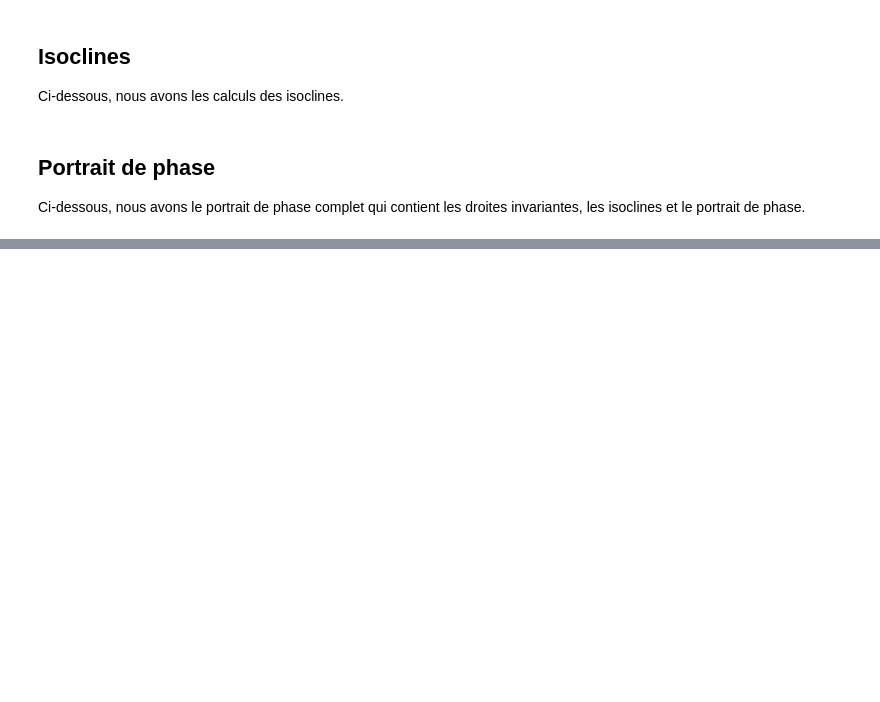
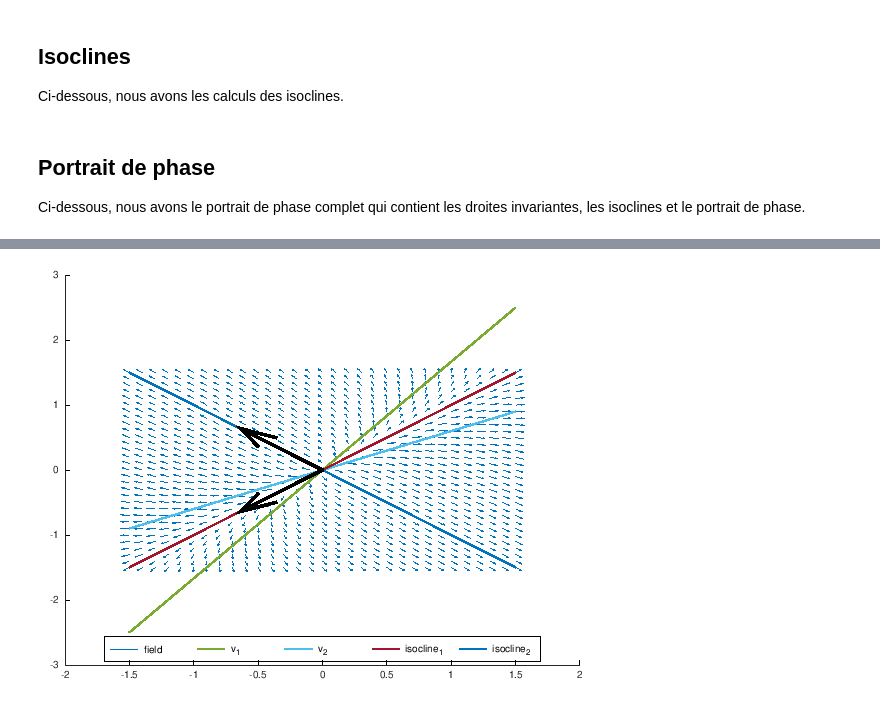
Before and after one commit to AlexandreHnf/Projet_ModSim, a Jupyter notebook: projet.ipynb, the cells around one changed output, grey strips where cells are left out. Drawn from its saved outputs; the diff is of its cells as text; code cells hidden in the pictures; blank space fills up the shorter version.

```diff
--- a/projet.ipynb
+++ b/projet.ipynb
@@ -225,0 +245,4 @@ A = [1 1;1 1];
+# %%
+plot_portrait_phase_complete([5/2 -3/2; -3/2 5/2]); %(5/2, -3/2) cas 2, nous avons un noeud instable
+# %% [output]
+[figure, added]
```
Also changed, not shown: parts of 15 cells of this notebook, 1 other file.
